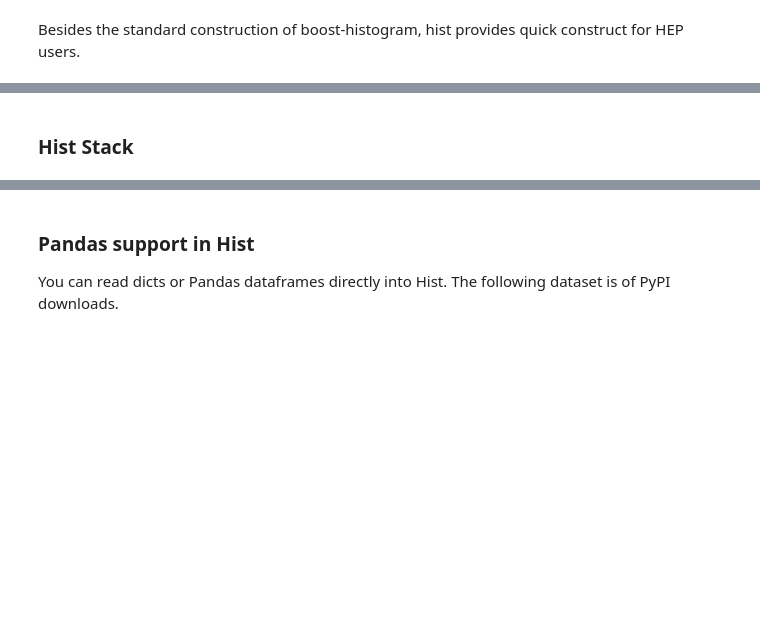
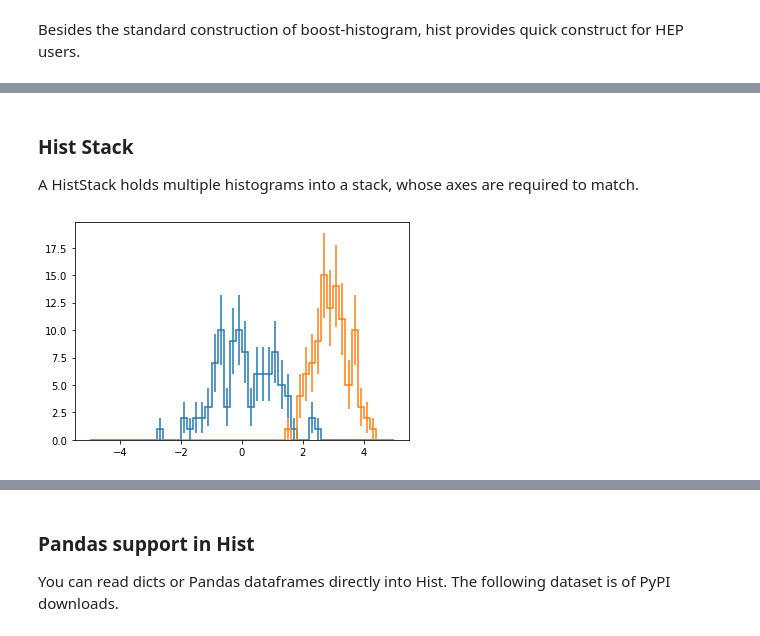
Before and after one commit to henryiii/histogram-tutorial, a Jupyter notebook: talk_2_bhn_hist.ipynb, the cells around one changed output, grey strips where cells are left out. Cells and saved outputs as stored; diff of their text form; code cells hidden in the pictures; blank space fills up the shorter version.

```diff
--- a/talk_2_bhn_hist.ipynb
+++ b/talk_2_bhn_hist.ipynb
@@ -139,16 +184,20 @@ named_hist.fill(X=np.random.randn(100), Y=5*np.random.randn(100), Z=np.random.ra
 # %% [markdown]
 ### Hist Stack
+
+A HistStack holds multiple histograms into a stack, whose axes are required to match.
 # %%
 named_hist_copy = (
-    Hist.new.Reg(50, -5, 5, flow=False, name="X", label="x [unit]")
+    NamedHist.new.Reg(50, -5, 5, flow=False, name="X", label="x [unit]")
     .Var(range(-25, 30), name="Y", label="y [unit]")
     .Int(-3, 3, flow=True, name="Z", label="z [units]")
     .Double()
 ).fill(X=.5*np.random.randn(100)+3*np.ones(100), Y=5*np.random.randn(100), Z=np.random.randn(100))
 
-s = Stack(named_hist.project(0), named_hist_copy.project("X"))
+s = Stack(named_hist.project("X"), named_hist_copy.project("X"))
 s.plot()
 plt.show()
+# %% [output]
+[figure, added]
 # %%
 s.plot(stack=True, histtype='fill')
 plt.show()
```
Also changed, not shown: parts of 26 cells of this notebook.
